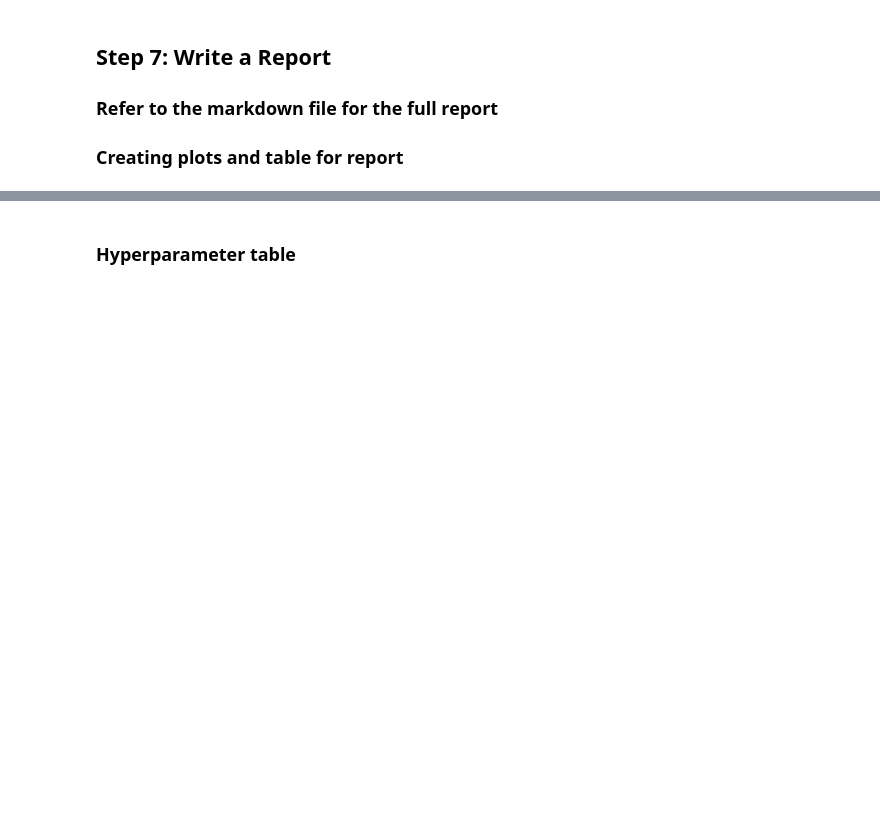
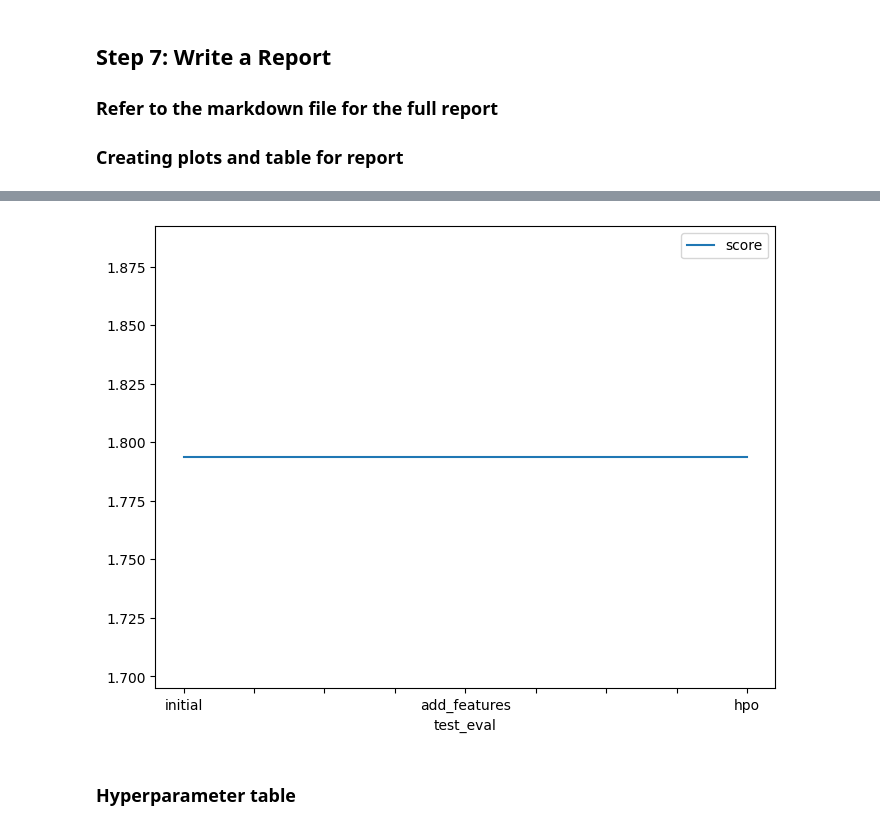
Before and after one commit to rafiulhc/bike-sharing-AutoML, a Jupyter notebook: project/project-template.ipynb, the cells around one changed output, grey strips where cells are left out. Saved outputs shown, nothing was run; the diff lists cells and outputs as text; code cells hidden in the pictures; blank space fills up the shorter version.

```diff
--- a/project/project-template.ipynb
+++ b/project/project-template.ipynb
@@ -296,12 +544,14 @@ fig.savefig('model_train_score.png')
 # %%
 # Take the 3 kaggle scores and creating a line plot to show improvement
 fig = pd.DataFrame(
     {
         "test_eval": ["initial", "add_features", "hpo"],
-        "score": [?, ?, ?]
+        "score": [1.79353, 1.79353, 1.79353]
     }
 ).plot(x="test_eval", y="score", figsize=(8, 6)).get_figure()
 fig.savefig('model_test_score.png')
+# %% [output]
+[figure, added]
 # %% [markdown]
 ### Hyperparameter table
 # %%
```
Also changed, not shown: parts of 44 cells of this notebook, 6 other files.
